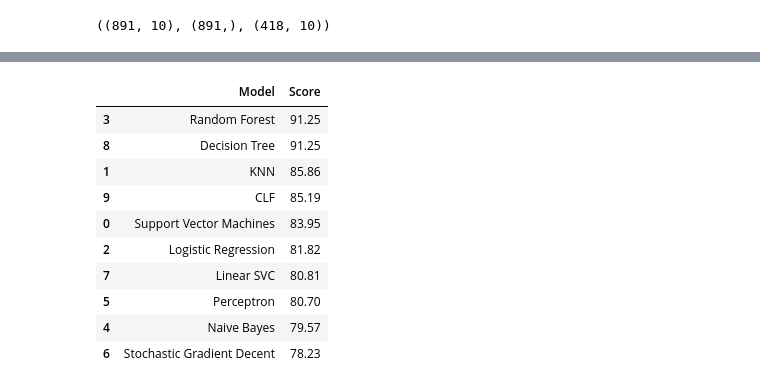
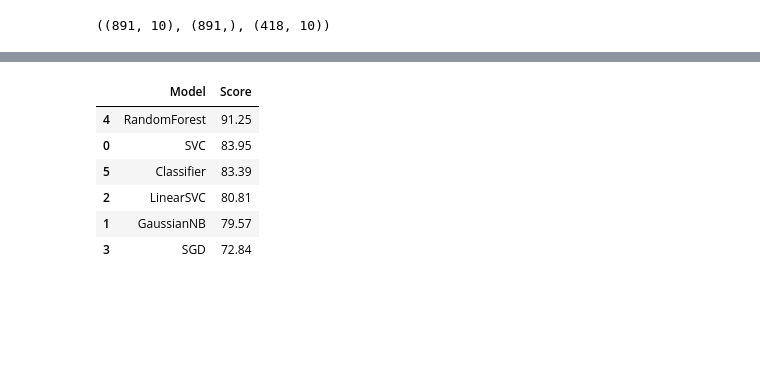
Before and after one commit to ettoreferranti/Titanic-notebook, a Jupyter notebook: Titanic.ipynb, the cells around one changed output, grey strips where cells are left out. Drawn from its saved outputs; the diff is of its cells as text; code cells hidden in the pictures; blank space fills up the shorter version.

```diff
--- a/Titanic.ipynb
+++ b/Titanic.ipynb
@@ -300,15 +316,32 @@ X_train.shape, Y_train.shape, X_test.shape
+# %%
+# Run all the prediction on all models
+
+for model in models:
+    solver_name = model[0]
+    solver = model[1]
+    solver.fit(X_train, Y_train)
+    Y_pred = solver.predict(X_test)
+    score = solver.score(X_train, Y_train)
+    acc = round(score * 100, 2)
+    accuracy = accuracy.append({'Model' : solver_name , 'Score' : acc} , ignore_index=True)
+
+    submission = pd.DataFrame({
+        "PassengerId": test_df["PassengerId"],
+        "Survived": Y_pred
+    })
+    submission.to_csv('output/submission_' + solver_name + '.csv', index=False)
 # %%
-# Logistic Regression
+# Use a voting classifier to let different models vote
 
-logreg = LogisticRegression(solver="lbfgs")
-logreg.fit(X_train, Y_train)
-Y_pred = logreg.predict(X_test)
-acc_log = round(logreg.score(X_train, Y_train) * 100, 2)
+classifier = VotingClassifier(models, voting='hard')
+classifier.fit(X_train, Y_train)
+Y_pred = classifier.predict(X_test)
+score = classifier.score(X_train, Y_train)
+acc = round(score * 100, 2)
+accuracy = accuracy.append({'Model' : 'Classifier' , 'Score' : acc} , ignore_index=True)
 
 submission = pd.DataFrame({
-        "PassengerId": test_df["PassengerId"],
-        "Survived": Y_pred
-    })
-submission.to_csv('output/submission_log.csv', index=False)
-
-acc_log
+    "PassengerId": test_df["PassengerId"],
+    "Survived": Y_pred
+})
+submission.to_csv('output/submission_classifier.csv', index=False)
@@ -480,22 +348,12 @@ acc_clf
-# %%
-models = pd.DataFrame({
-    'Model': ['Support Vector Machines', 'KNN', 'Logistic Regression',
-              'Random Forest', 'Naive Bayes', 'Perceptron',
-              'Stochastic Gradient Decent', 'Linear SVC',
-              'Decision Tree', 'CLF'],
-    'Score': [acc_svc, acc_knn, acc_log,
-              acc_random_forest, acc_gaussian, acc_perceptron,
-              acc_sgd, acc_linear_svc, acc_decision_tree, acc_clf]})
-models.sort_values(by='Score', ascending=False)
-# %% [output]
-|  | Model | Score |
-| 3 | Random Forest | 91.25 |
-| 8 | Decision Tree | 91.25 |
-| 1 | KNN | 85.86 |
-| 9 | CLF | 85.19 |
-| 0 | Support Vector Machines | 83.95 |
-| 2 | Logistic Regression | 81.82 |
-| 7 | Linear SVC | 80.81 |
-| 5 | Perceptron | 80.70 |
-| 4 | Naive Bayes | 79.57 |
-| 6 | Stochastic Gradient Decent | 78.23 |
+# %%
+# Rank the models based on accuracy
+
+accuracy.sort_values(by='Score', ascending=False)
+# %% [output]
+|  | Model | Score |
+| 4 | RandomForest | 91.25 |
+| 0 | SVC | 83.95 |
+| 5 | Classifier | 83.39 |
+| 2 | LinearSVC | 80.81 |
+| 1 | GaussianNB | 79.57 |
+| 3 | SGD | 72.84 |
```
Also changed, not shown: parts of 12 cells of this notebook.
